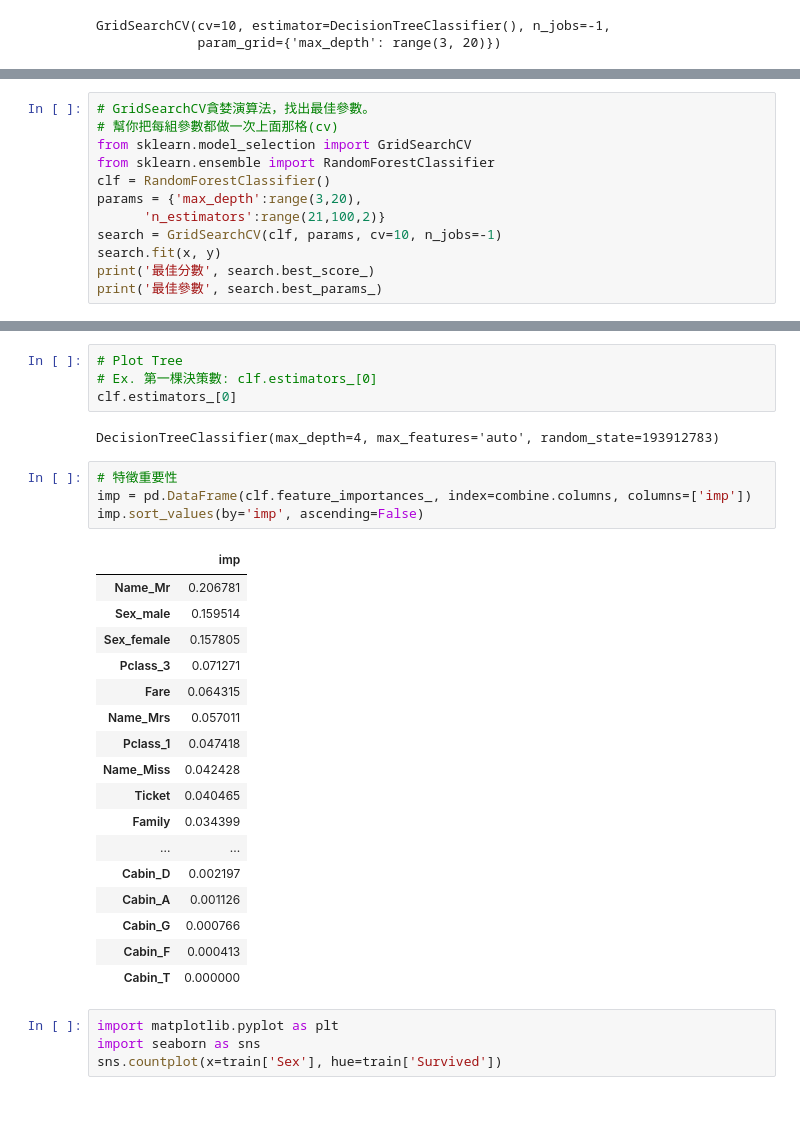
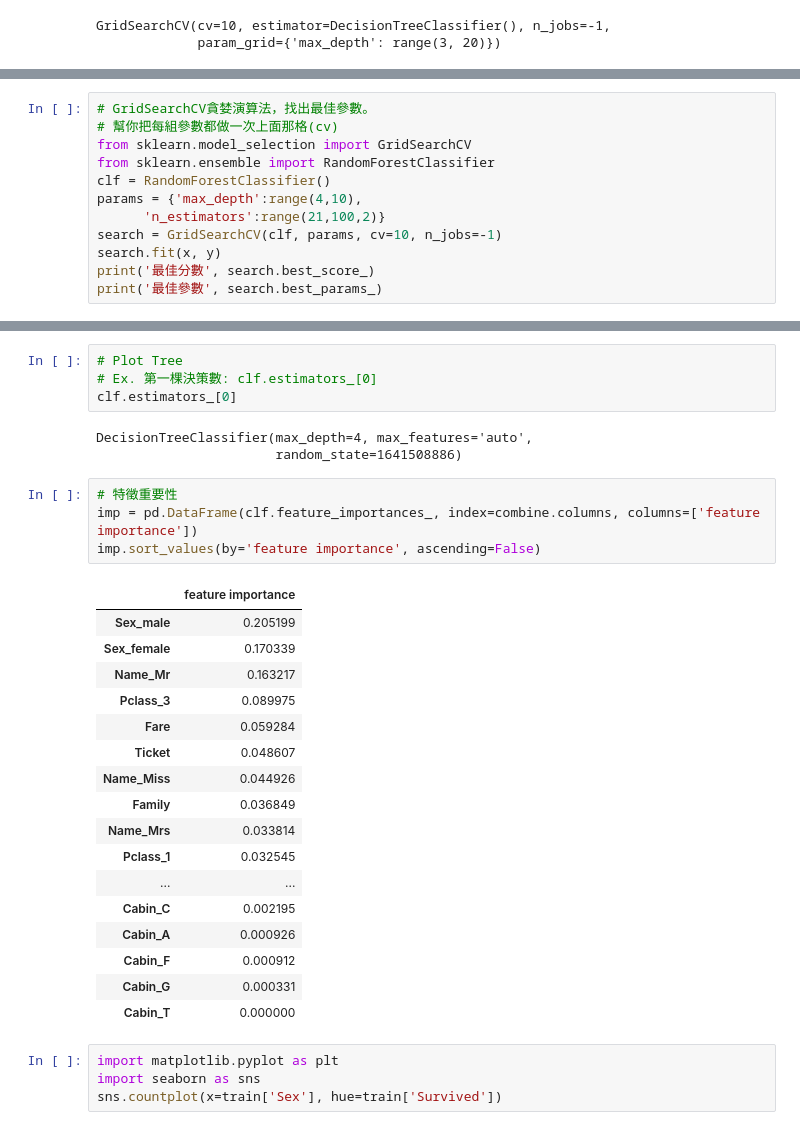
Before and after one commit to AcerPing/tcfst_ML_11C032, a Jupyter notebook: titanic_tcfst_20221017.ipynb, the cells around one changed output, grey strips where cells are left out. Saved outputs shown, nothing was run; the diff lists cells and outputs as text.

```diff
--- a/titanic_tcfst_20221017.ipynb
+++ b/titanic_tcfst_20221017.ipynb
@@ -479,7 +478,7 @@ result
 from sklearn.model_selection import GridSearchCV
 from sklearn.ensemble import RandomForestClassifier
 clf = RandomForestClassifier()
-params = {'max_depth':range(3,20),
+params = {'max_depth':range(4,10),
       'n_estimators':range(21,100,2)}
 search = GridSearchCV(clf, params, cv=10, n_jobs=-1)
 search.fit(x, y)
@@ -516,28 +515,29 @@ result
 # Ex. 第一棵決策數: clf.estimators_[0]
 clf.estimators_[0]
 # %% [output]
-DecisionTreeClassifier(max_depth=4, max_features='auto', random_state=193912783)
+DecisionTreeClassifier(max_depth=4, max_features='auto',
+                       random_state=1641508886)
 # %%
 # 特徵重要性
-imp = pd.DataFrame(clf.feature_importances_, index=combine.columns, columns=['imp'])
-imp.sort_values(by='imp', ascending=False)
+imp = pd.DataFrame(clf.feature_importances_, index=combine.columns, columns=['feature importance'])
+imp.sort_values(by='feature importance', ascending=False)
 # %% [output]
-|  | imp |
-| Name_Mr | 0.206781 |
-| Sex_male | 0.159514 |
-| Sex_female | 0.157805 |
-| Pclass_3 | 0.071271 |
-| Fare | 0.064315 |
-| Name_Mrs | 0.057011 |
-| Pclass_1 | 0.047418 |
-| Name_Miss | 0.042428 |
-| Ticket | 0.040465 |
-| Family | 0.034399 |
+|  | feature importance |
+| Sex_male | 0.205199 |
+| Sex_female | 0.170339 |
+| Name_Mr | 0.163217 |
+| Pclass_3 | 0.089975 |
+| Fare | 0.059284 |
+| Ticket | 0.048607 |
+| Name_Miss | 0.044926 |
+| Family | 0.036849 |
+| Name_Mrs | 0.033814 |
+| Pclass_1 | 0.032545 |
 | ... | ... |
-| Cabin_D | 0.002197 |
-| Cabin_A | 0.001126 |
-| Cabin_G | 0.000766 |
-| Cabin_F | 0.000413 |
+| Cabin_C | 0.002195 |
+| Cabin_A | 0.000926 |
+| Cabin_F | 0.000912 |
+| Cabin_G | 0.000331 |
 | Cabin_T | 0.000000 |
 # %%
 import matplotlib.pyplot as plt
```
Also changed, not shown: parts of 8 cells of this notebook.
